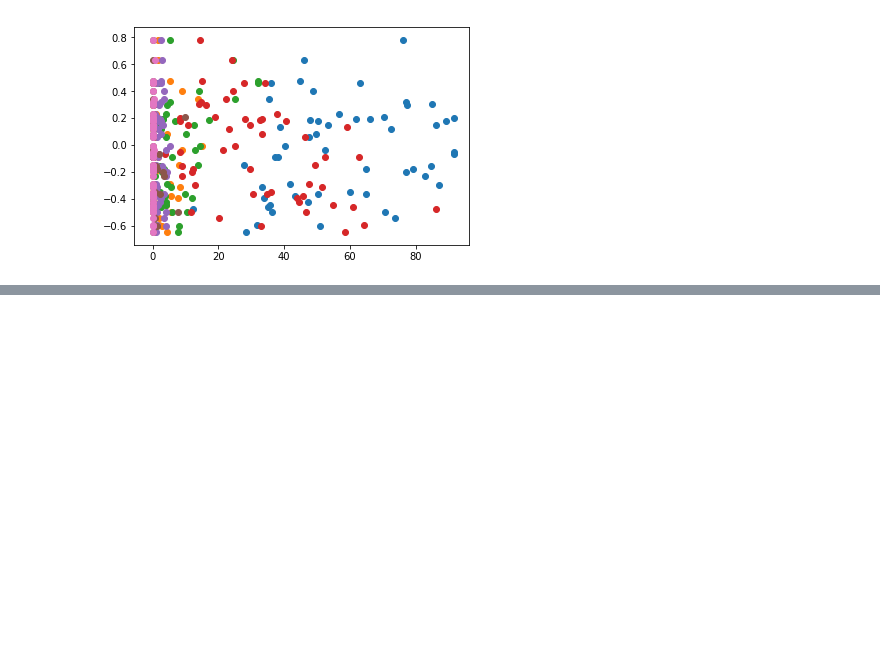
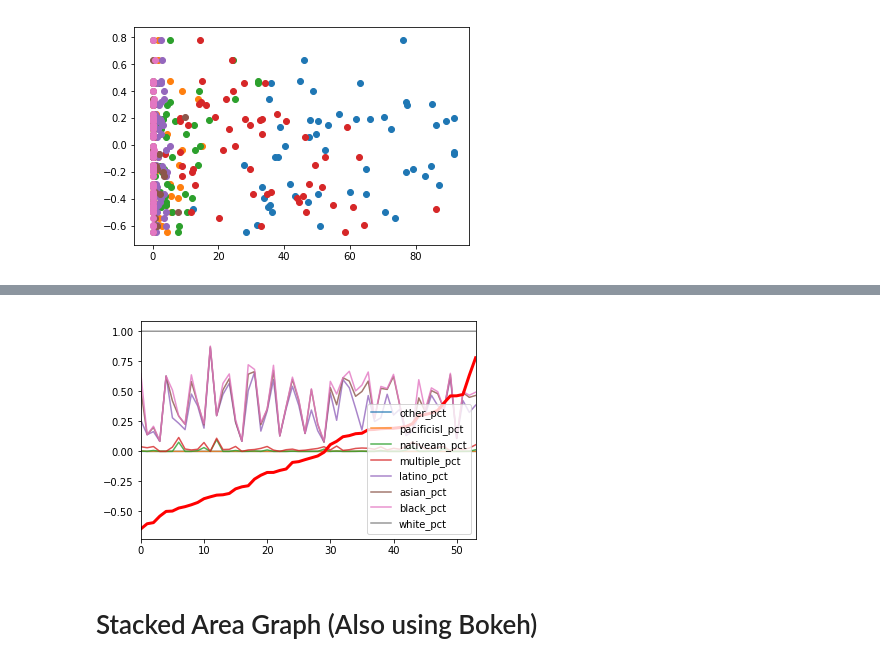
Before and after one commit to Jesse-mk/COGS108_Repo, a Jupyter notebook: SD_hpiscore_map.ipynb, the cells around one changed output, grey strips where cells are left out. Drawn from its saved outputs; the diff is of its cells as text; code cells hidden in the pictures; blank space fills up the shorter version.

Commit message:
SD map with stacked graph

```diff
--- a/SD_hpiscore_map.ipynb
+++ b/SD_hpiscore_map.ipynb
@@ -360,0 +353,14 @@ plt.scatter(group["pacificisl_pct"], group["hpi2score"])
+# %%
+g1 = group.sort_values("hpi2score")
+list(g1)[-11:-3].reverse()
+div = group[list(g1)[-11:-3][::-1]]
+diversity = div.apply(lambda x: x/100.0)
+
+fig = diversity.plot(stacked=True, alpha = 0.8,) # fill = True)
+fig = plt.plot(np.arange(54), g1["hpi2score"], color = 'r', alpha = 1, linewidth = 3)
+#fig = plt.plot()
+#plt.plot?
+# %% [output]
+[figure, added]
+# %% [markdown]
+# Stacked Area Graph (Also using Bokeh)
```
Also changed, not shown: parts of 11 cells of this notebook.
